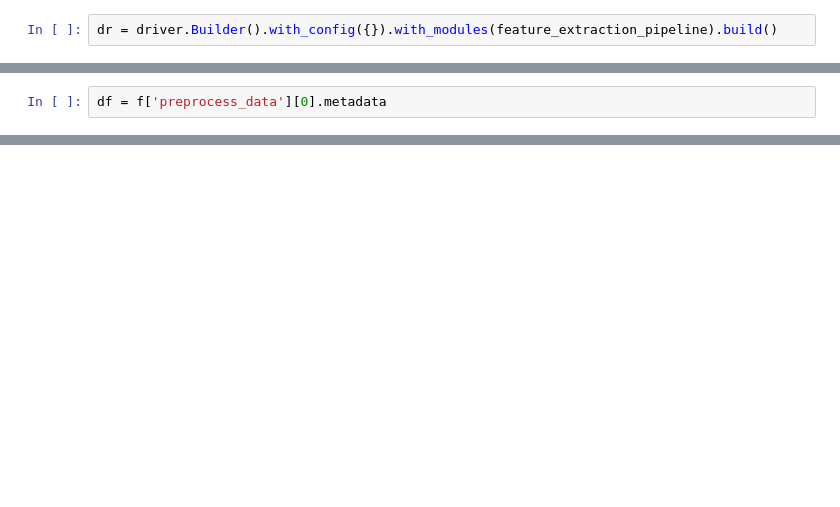
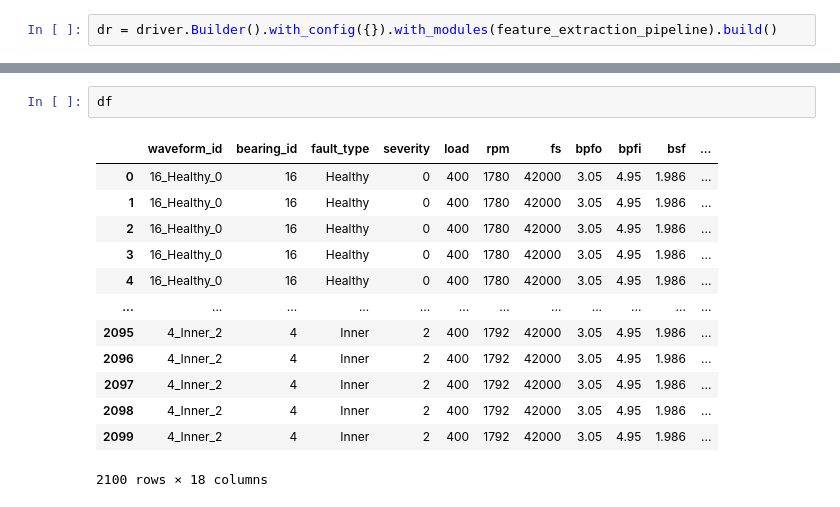
Before and after one commit to gama-ufsc/bearing-data-leakage, a Jupyter notebook: notebooks/feature_engineering.ipynb, the cells around one changed output, grey strips where cells are left out. Drawn from its saved outputs; the diff is of its cells as text; blank space fills up the shorter version.

```diff
--- a/notebooks/feature_engineering.ipynb
+++ b/notebooks/feature_engineering.ipynb
@@ -131,2 +103,0 @@ Segmented dataset CWRU. New size: 7846
-# %%
-df = f['preprocess_data'][0].metadata
@@ -210,0 +104,16 @@ test_v2["extract_features"][0].metadata
+# %%
+df
+# %% [output]
+|  | waveform_id | bearing_id | fault_type | severity | load | rpm | fs | bpfo | bpfi | bsf | ... |
+| 0 | 16_Healthy_0 | 16 | Healthy | 0 | 400 | 1780 | 42000 | 3.05 | 4.95 | 1.986 | ... |
+| 1 | 16_Healthy_0 | 16 | Healthy | 0 | 400 | 1780 | 42000 | 3.05 | 4.95 | 1.986 | ... |
+| 2 | 16_Healthy_0 | 16 | Healthy | 0 | 400 | 1780 | 42000 | 3.05 | 4.95 | 1.986 | ... |
+| 3 | 16_Healthy_0 | 16 | Healthy | 0 | 400 | 1780 | 42000 | 3.05 | 4.95 | 1.986 | ... |
+| 4 | 16_Healthy_0 | 16 | Healthy | 0 | 400 | 1780 | 42000 | 3.05 | 4.95 | 1.986 | ... |
+| ... | ... | ... | ... | ... | ... | ... | ... | ... | ... | ... | ... |
+| 2095 | 4_Inner_2 | 4 | Inner | 2 | 400 | 1792 | 42000 | 3.05 | 4.95 | 1.986 | ... |
+| 2096 | 4_Inner_2 | 4 | Inner | 2 | 400 | 1792 | 42000 | 3.05 | 4.95 | 1.986 | ... |
+| 2097 | 4_Inner_2 | 4 | Inner | 2 | 400 | 1792 | 42000 | 3.05 | 4.95 | 1.986 | ... |
+| 2098 | 4_Inner_2 | 4 | Inner | 2 | 400 | 1792 | 42000 | 3.05 | 4.95 | 1.986 | ... |
+| 2099 | 4_Inner_2 | 4 | Inner | 2 | 400 | 1792 | 42000 | 3.05 | 4.95 | 1.986 | ... |
+2100 rows × 18 columns
```
Also changed, not shown: parts of 21 cells of this notebook, 13 other files.
